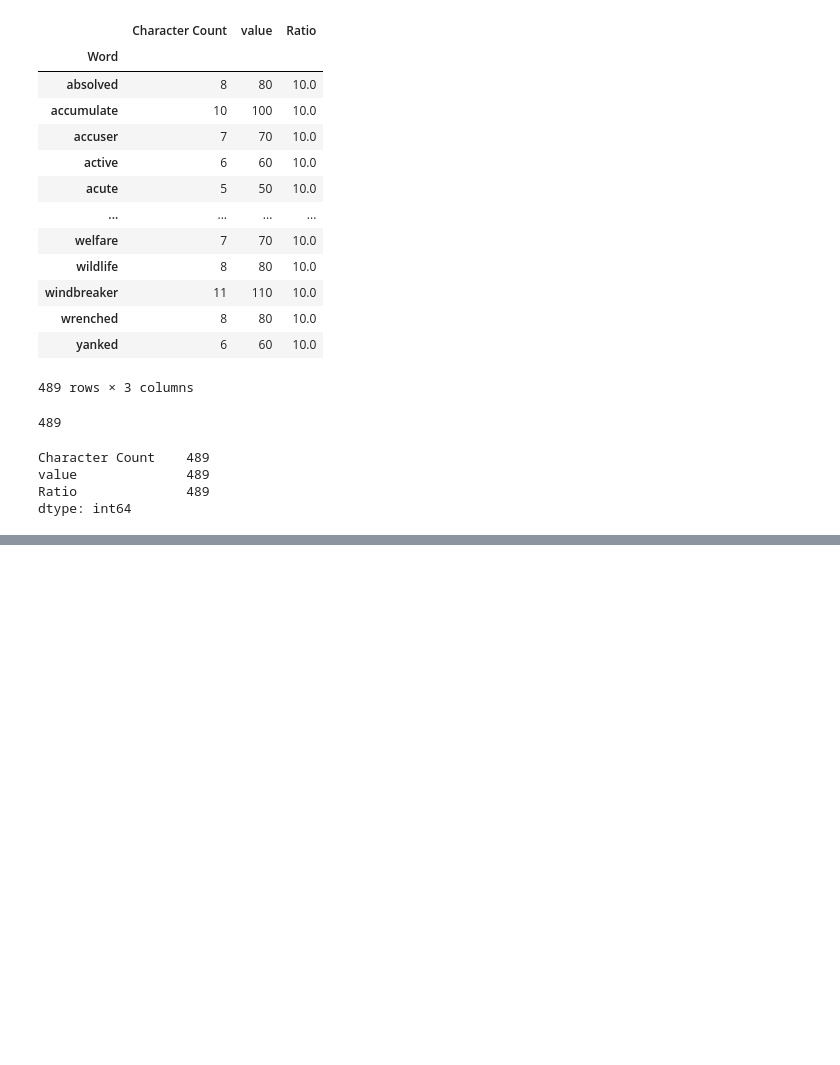
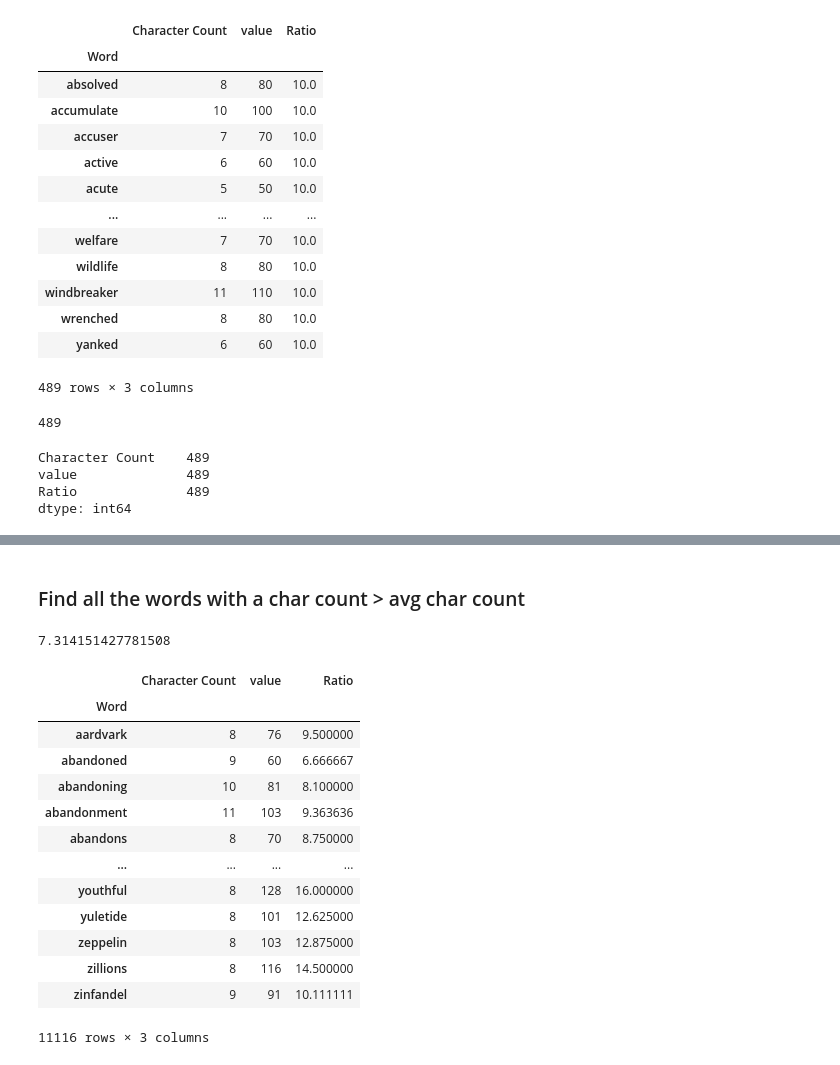
Before and after one commit to aldoSN003/New-DS, a Jupyter notebook: sample.ipynb, the cells around one changed output, grey strips where cells are left out. Cells and saved outputs as stored; diff of their text form; code cells hidden in the pictures; blank space fills up the shorter version.

```diff
--- a/sample.ipynb
+++ b/sample.ipynb
@@ -506,0 +576,24 @@ dtype: int64
+# %% [markdown]
+### Find all the words with a char count > avg char count
+# %%
+mean_char_count = df2["Character Count"].mean()
+mean_char_count
+# %% [output]
+7.314151427781508
+# %%
+df2.query("`Character Count` > @mean_char_count")
+# %% [output]
+|  | Character Count | value | Ratio |
+| Word |  |  |  |
+| aardvark | 8 | 76 | 9.500000 |
+| abandoned | 9 | 60 | 6.666667 |
+| abandoning | 10 | 81 | 8.100000 |
+| abandonment | 11 | 103 | 9.363636 |
+| abandons | 8 | 70 | 8.750000 |
+| ... | ... | ... | ... |
+| youthful | 8 | 128 | 16.000000 |
+| yuletide | 8 | 101 | 12.625000 |
+| zeppelin | 8 | 103 | 12.875000 |
+| zillions | 8 | 116 | 14.500000 |
+| zinfandel | 9 | 91 | 10.111111 |
+11116 rows × 3 columns
```
Also changed, not shown: parts of 10 cells of this notebook.
